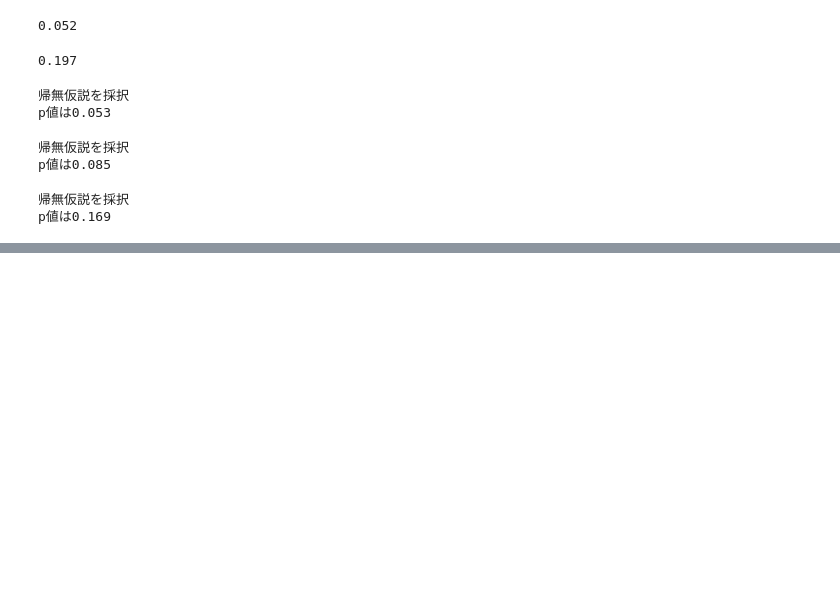
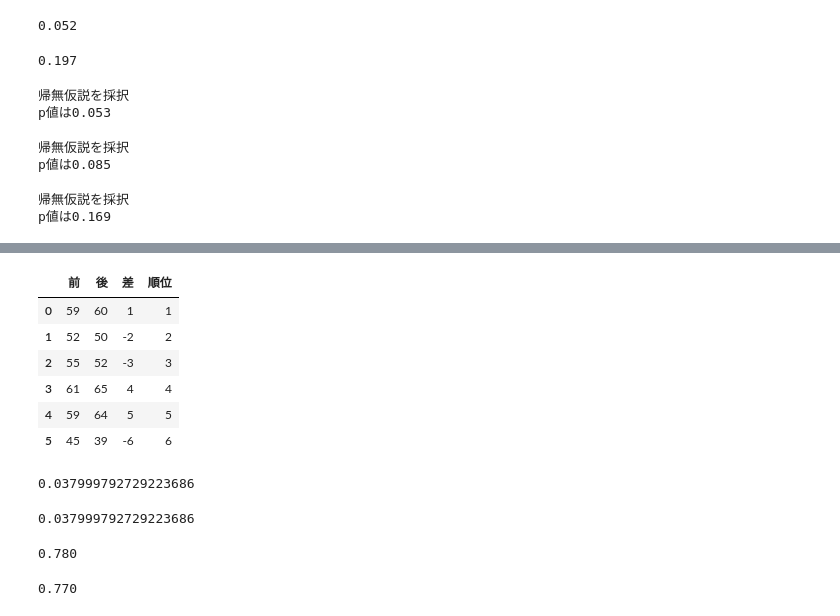
Before and after one commit to ToshikiShimizu/statistics, a Jupyter notebook: python-understand-statistics/notebook/ch11.ipynb, the cells around one changed output, grey strips where cells are left out. Saved outputs shown, nothing was run; the diff lists cells and outputs as text; code cells hidden in the pictures; blank space fills up the shorter version.

```diff
--- a/python-understand-statistics/notebook/ch11.ipynb
+++ b/python-understand-statistics/notebook/ch11.ipynb
@@ -152,0 +269,25 @@ t, p = stats.ttest_
+# %%
+toy_df['後'] = toy_df['前'] + [1,-2,-3,4,5,-6]
+diff = toy_df['後'] - toy_df['前']
+rank = stats.rankdata(abs(diff)).astype(int)
+toy_df['差'] = diff
+toy_df['順位'] = rank
+toy_df
+# %% [output]
+|  | 前 | 後 | 差 | 順位 |
+| 0 | 59 | 60 | 1 | 1 |
+| 1 | 52 | 50 | -2 | 2 |
+| 2 | 55 | 52 | -3 | 3 |
+| 3 | 61 | 65 | 4 | 4 |
+| 4 | 59 | 64 | 5 | 5 |
+| 5 | 45 | 39 | -6 | 6 |
+# %%
+T, p = stats.wilcoxon(training_rel['前'], training_rel['後'])
+p
+# %% [output]
+0.037999792729223686
+# %%
+T, p = stats.wilcoxon(training_rel['後']-training_rel['前'])
+p
+# %% [output]
+0.037999792729223686
@@ -152,0 +297,20 @@ t, p = stats.ttest_
+# %%
+cnt = 0
+alpha = 0.05
+for diff in diffs:
+    t, p = stats.ttest_1samp(diff, 0)
+    if p < alpha:
+        cnt += 1
+cnt / n
+# %% [output]
+0.780
+# %%
+cnt = 0
+alpha = 0.05
+for diff in diffs:
+    t, p = stats.wilcoxon(diff)
+    if p < alpha:
+        cnt += 1
+cnt / n
+# %% [output]
+0.770
```
Also changed, not shown: parts of 37 cells of this notebook.
